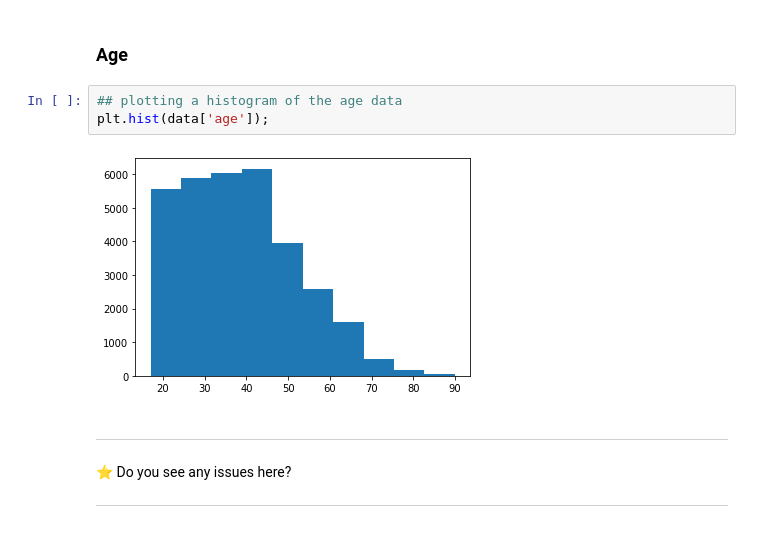
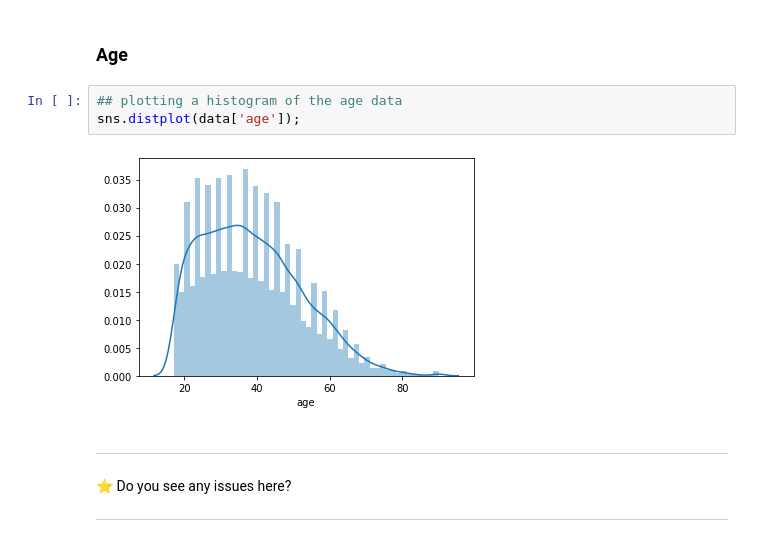
Before and after one commit to aryanfaghihi/ai-course, a Jupyter notebook: Tabular 2.ipynb, the cells around one changed output. Cells and saved outputs as stored; diff of their text form.

Commit message:
Finished the plotting section and started preprocessing

```diff
--- a/Tabular 2.ipynb
+++ b/Tabular 2.ipynb
@@ -75,9 +74,9 @@ Plotting helps us visualise the datasets much more quickly and make adjustments
 ### Age
 # %%
 ## plotting a histogram of the age data
-plt.hist(data['age']);
+sns.distplot(data['age']);
 # %% [output]
-[figure, old version]
+[figure, new version]
 # %% [markdown]
 ---
 
```
Also changed, not shown: parts of 15 cells of this notebook.
